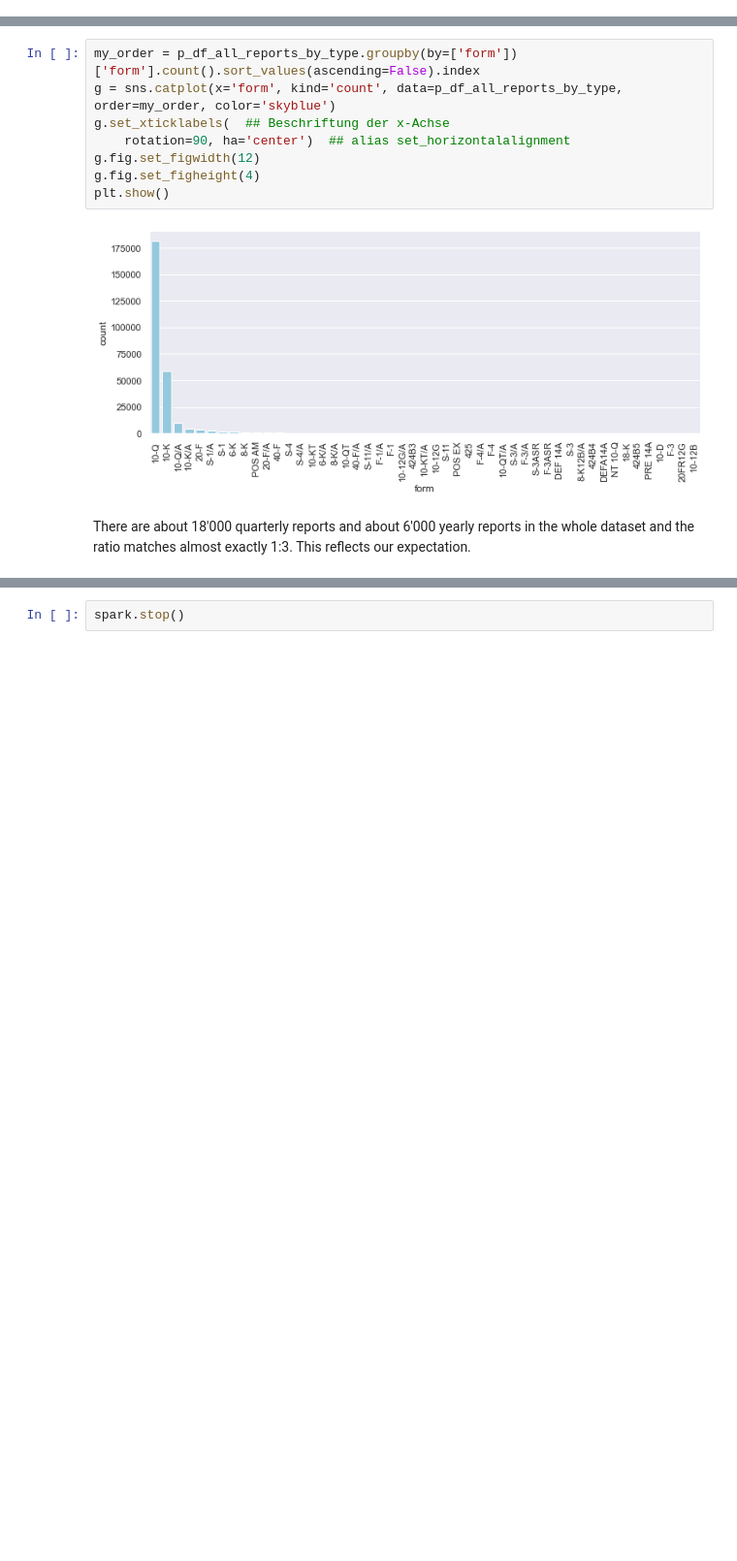
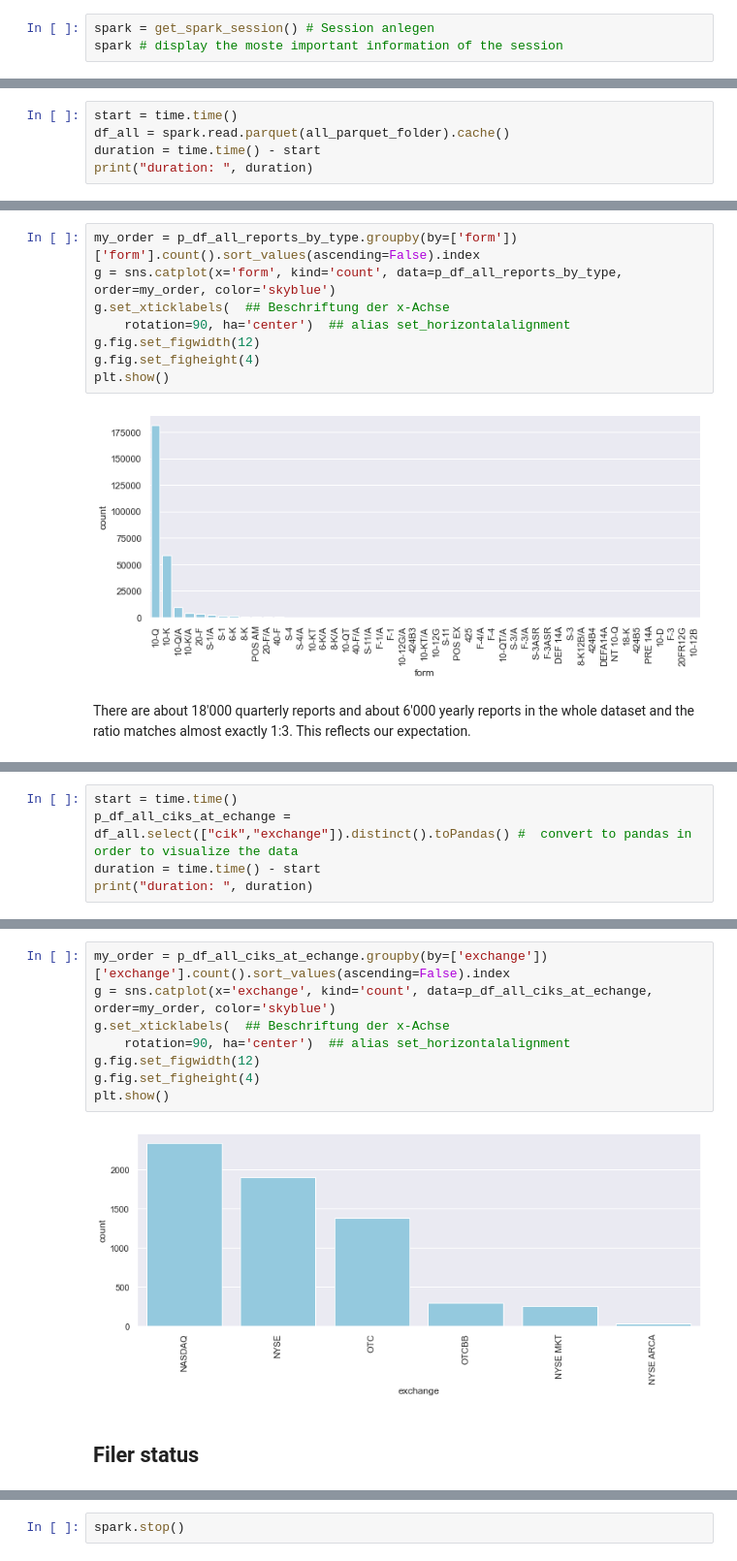
Before and after one commit to HansjoergW/bfh_cas_bgd_fs2020_sa, a Jupyter notebook: 02_01_Analysis_Whole_Data.ipynb, the cells around one changed output, grey strips where cells are left out. Shown: that part at 97% size. Cells and saved outputs as stored; diff of their text form; blank space fills up the shorter version.

```diff
--- a/02_01_Analysis_Whole_Data.ipynb
+++ b/02_01_Analysis_Whole_Data.ipynb
@@ -34,0 +35,3 @@ all_parquet_folder = "D:/data/parquet/"
+# %%
+spark = get_spark_session() # Session anlegen
+spark # display the moste important information of the session
@@ -34,0 +55,5 @@ all_parquet_folder = "D:/data/parquet/"
+# %%
+start = time.time()
+df_all = spark.read.parquet(all_parquet_folder).cache()
+duration = time.time() - start
+print("duration: ", duration)
@@ -142,0 +201,5 @@ There are about 18'000 quarterly reports and about 6'000 yearly reports in the w
+# %%
+start = time.time()
+p_df_all_ciks_at_echange = df_all.select(["cik","exchange"]).distinct().toPandas() #  convert to pandas in order to visualize the data
+duration = time.time() - start
+print("duration: ", duration)
@@ -142,0 +232,12 @@ There are about 18'000 quarterly reports and about 6'000 yearly reports in the w
+# %%
+my_order = p_df_all_ciks_at_echange.groupby(by=['exchange'])['exchange'].count().sort_values(ascending=False).index
+g = sns.catplot(x='exchange', kind='count', data=p_df_all_ciks_at_echange,  order=my_order, color='skyblue')
+g.set_xticklabels(  ## Beschriftung der x-Achse
+    rotation=90, ha='center')  ## alias set_horizontalalignment
+g.fig.set_figwidth(12)
+g.fig.set_figheight(4)
+plt.show()
+# %% [output]
+[figure, added]
+# %% [markdown]
+## Filer status
```
Also changed, not shown: parts of 59 cells of this notebook, 3 other files.
